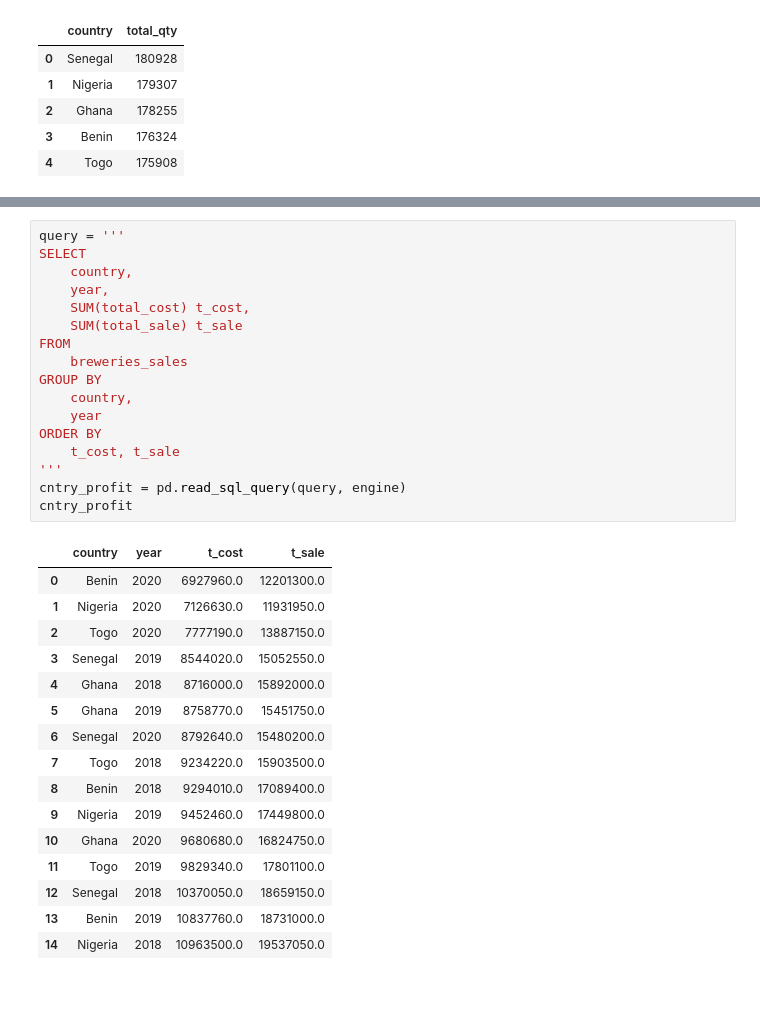
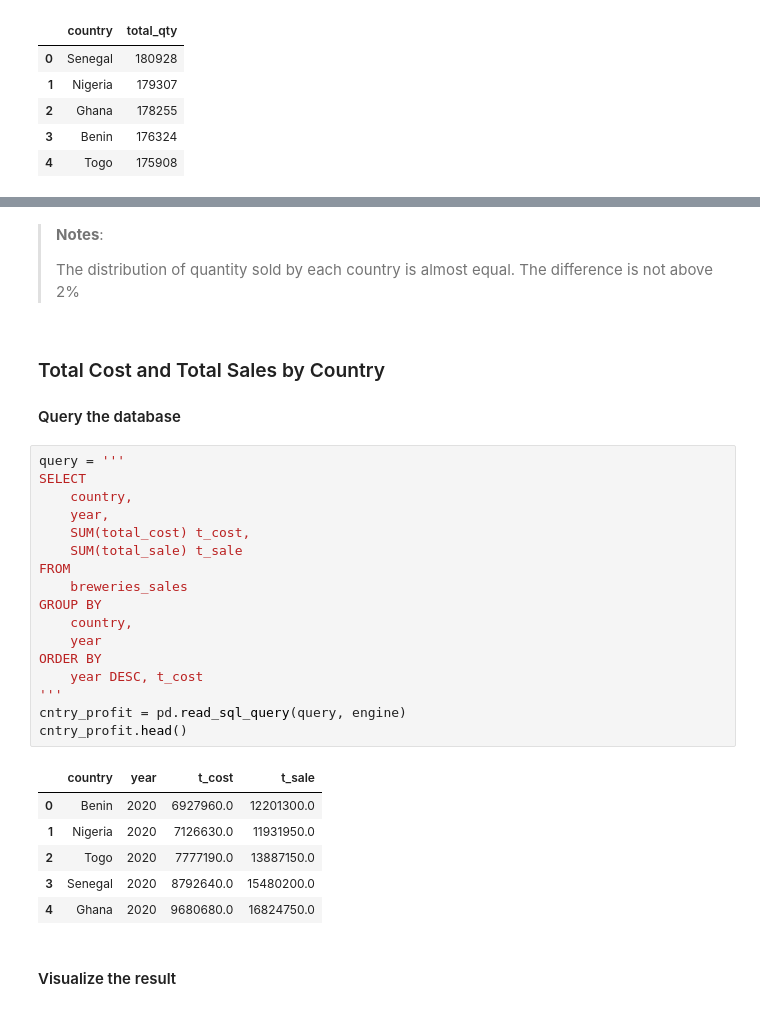
Before and after one commit to TelRich/International-Breweries-Analysis-with-SQL-and-Python, a Jupyter notebook: brew.ipynb, the cells around one changed output, grey strips where cells are left out. Drawn from its saved outputs; the diff is of its cells as text.

```diff
--- a/brew.ipynb
+++ b/brew.ipynb
@@ -489,37 +625,37 @@ fig.update_traces(textinfo = 'percent+label', showlegend=False)
 # %% [output]
 [interactive output not drawn]
+# %% [markdown]
+>**Notes**:
+>
+> The distribution of quantity sold by each country is almost equal. The difference is not above 2%
+# %% [markdown]
+### Total Cost and Total Sales by Country
+
+#### Query the database
 # %%
 query = '''
 SELECT
     country,
     year,
     SUM(total_cost) t_cost,
     SUM(total_sale) t_sale
 FROM
     breweries_sales
 GROUP BY
     country,
     year
 ORDER BY
-    t_cost, t_sale
+    year DESC, t_cost
 '''
 cntry_profit = pd.read_sql_query(query, engine)
-cntry_profit
+cntry_profit.head()
 # %% [output]
 |  | country | year | t_cost | t_sale |
 | 0 | Benin | 2020 | 6927960.0 | 12201300.0 |
 | 1 | Nigeria | 2020 | 7126630.0 | 11931950.0 |
 | 2 | Togo | 2020 | 7777190.0 | 13887150.0 |
-| 3 | Senegal | 2019 | 8544020.0 | 15052550.0 |
-| 4 | Ghana | 2018 | 8716000.0 | 15892000.0 |
-| 5 | Ghana | 2019 | 8758770.0 | 15451750.0 |
-| 6 | Senegal | 2020 | 8792640.0 | 15480200.0 |
-| 7 | Togo | 2018 | 9234220.0 | 15903500.0 |
-| 8 | Benin | 2018 | 9294010.0 | 17089400.0 |
-| 9 | Nigeria | 2019 | 9452460.0 | 17449800.0 |
-| 10 | Ghana | 2020 | 9680680.0 | 16824750.0 |
-| 11 | Togo | 2019 | 9829340.0 | 17801100.0 |
-| 12 | Senegal | 2018 | 10370050.0 | 18659150.0 |
-| 13 | Benin | 2019 | 10837760.0 | 18731000.0 |
-| 14 | Nigeria | 2018 | 10963500.0 | 19537050.0 |
+| 3 | Senegal | 2020 | 8792640.0 | 15480200.0 |
+| 4 | Ghana | 2020 | 9680680.0 | 16824750.0 |
+# %% [markdown]
+#### Visualize the result
 # %%
```
Also changed, not shown: parts of 60 cells of this notebook, 1 other file.
